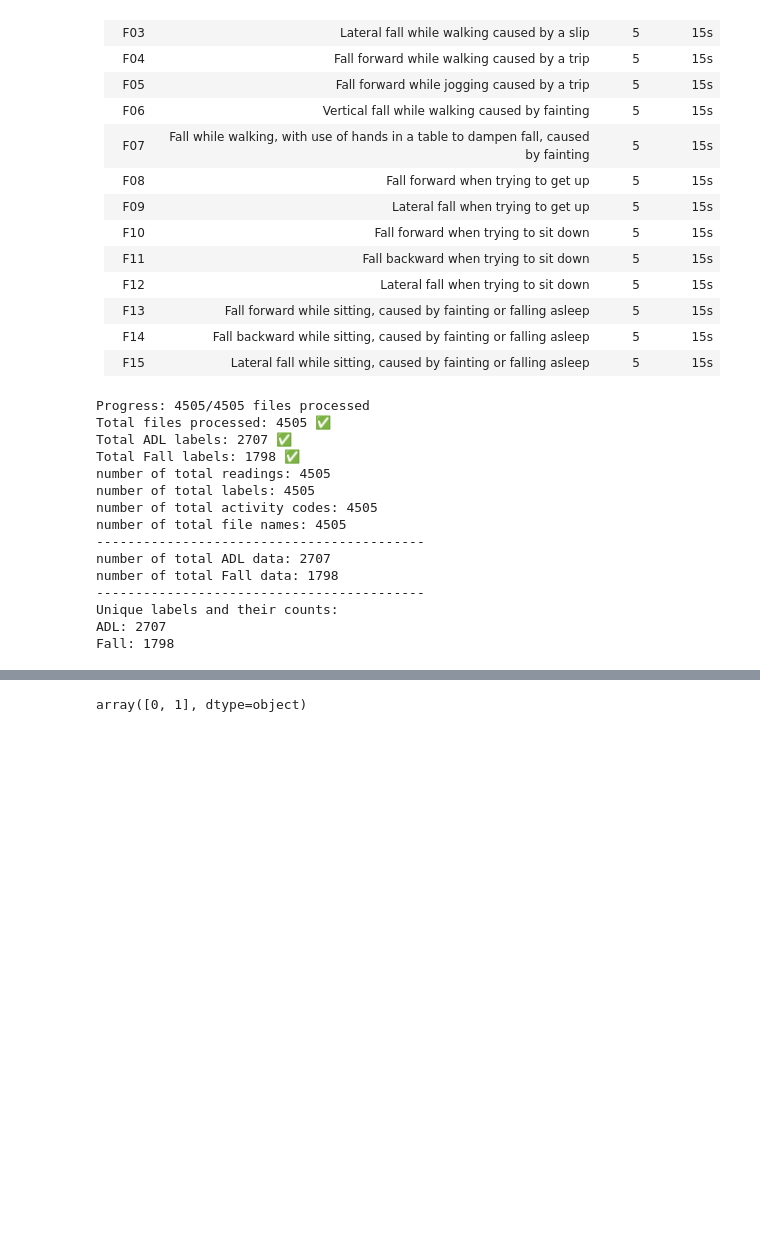
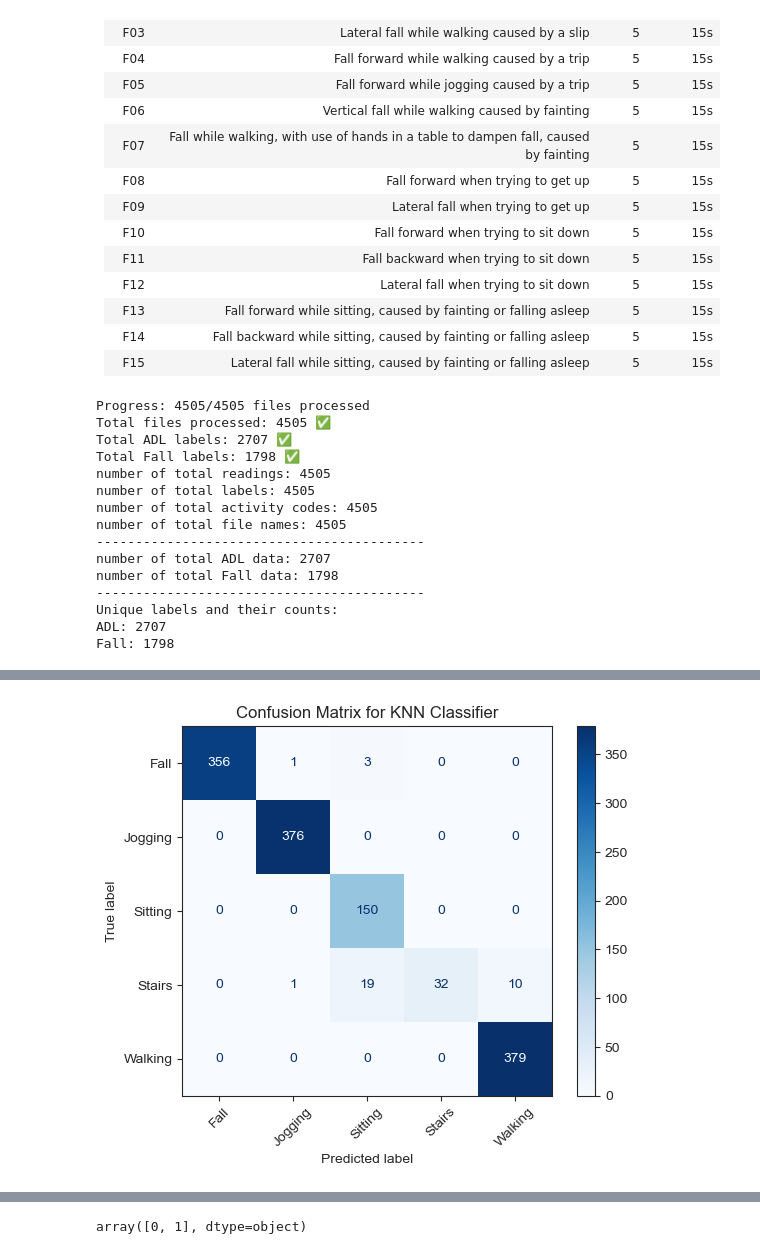
Before and after one commit to AliShrz/earpiece-fall-detection, a Jupyter notebook: Sisfall_model_training.ipynb, the cells around one changed output, grey strips where cells are left out. Drawn from its saved outputs; the diff is of its cells as text; code cells hidden in the pictures; blank space fills up the shorter version.

Commit message:
add files from main branch, add fall data with a label Fall for all, resize all signals, train and test with new data on decision tree and random forest, first test data with knn ml model

```diff
--- a/Sisfall_model_training.ipynb
+++ b/Sisfall_model_training.ipynb
@@ -150,3 +154,7 @@ number of total Fall data: 1798
 Unique labels and their counts:
 ADL: 2707
 Fall: 1798
+# %%
+# rename all fall activity codes to 'F'
+activity_code_list = ['F' if code.startswith('F') else code for code in activity_code_list]
+activity_code_list
@@ -411,0 +462,16 @@ F15: 120 arrays, shapes: [(3, 3000), (3, 3000), (3, 3000)]
+# %%
+
+# Step 1: Map activity codes to labels
+activity_mapper = {
+    "D01": {"label": "Walking", "data": accelerometer_data["D01"]["data"]},
+    "D02": {"label": "Walking", "data": accelerometer_data["D02"]["data"]},
+    "D03": {"label": "Jogging", "data": accelerometer_data["D03"]["data"]},
+    "D04": {"label": "Jogging", "data": accelerometer_data["D04"]["data"]},
+    "D05": {"label": "Stairs",  "data": accelerometer_data["D05"]["data_1"]},
+    "D06": {"label": "Stairs",  "data": accelerometer_data["D06"]["data_1"]},
+    "D07": {"label": "Sitting", "data": accelerometer_data["D07"]["data_1"]},
+    "D08": {"label": "Sitting", "data": accelerometer_data["D08"]["data_1"]},
+    "D09": {"label": "Sitting", "data": accelerometer_data["D09"]["data_1"]},
+    "D10": {"label": "Sitting", "data": accelerometer_data["D10"]["data_1"]},
+    "F"  : {"label": "Fall",    "data": accelerometer_data["F"]["data"]},
+}
@@ -411,0 +722,49 @@ F15: 120 arrays, shapes: [(3, 3000), (3, 3000), (3, 3000)]
+# %%
+from sklearn.neighbors import KNeighborsClassifier
+from sklearn.metrics import classification_report, confusion_matrix, ConfusionMatrixDisplay
+import matplotlib.pyplot as plt
+from sklearn.model_selection import train_test_split
+from sklearn.preprocessing import StandardScaler
+
+X = []  # Features: flattened signals
+y = []  # Labels: activity names
+
+for key, info in activity_mapper.items():
+    label = info["label"]
+    for sample in info["data"]:
+        if sample.shape != (3, 800):  # only include correctly shaped data
+            continue
+        X.append(sample.flatten())  # from (3, 800) → (2400,)
+        y.append(label)
+
+X_train, X_test, y_train, y_test = train_test_split(
+    X, y, test_size=0.2, stratify=y, random_state=42
+)
+
+scaler = StandardScaler()
+X_train = scaler.fit_transform(X_train)
+X_test = scaler.transform(X_test)
+
+knn = KNeighborsClassifier(n_neighbors=3)
+knn.fit(X_train, y_train)
+
+y_pred = knn.predict(X_test)
+
+# print(confusion_matrix(y_test, y_pred))
+print(classification_report(y_test, y_pred))
+
+knn = KNeighborsClassifier(n_neighbors=3)
+knn.fit(X_train, y_train)
+
+# Predict on the test set
+y_pred = knn.predict(X_test)
+
+# Generate confusion matrix
+cm = confusion_matrix(y_test, y_pred, labels=knn.classes_)
+
+# Display it
+disp = ConfusionMatrixDisplay(confusion_matrix=cm, display_labels=knn.classes_)
+disp.plot(cmap='Blues', xticks_rotation=45)
+plt.title("Confusion Matrix for KNN Classifier")
+plt.show()
+# %% [output]
@@ -412,3 +782,4 @@ F15: 120 arrays, shapes: [(3, 3000), (3, 3000), (3, 3000)]
+[figure, added]
 # %%
 from scripts import classifiers
 import sisfall_utils as sisfall
```
Also changed, not shown: parts of 17 cells of this notebook, 9 other files.
